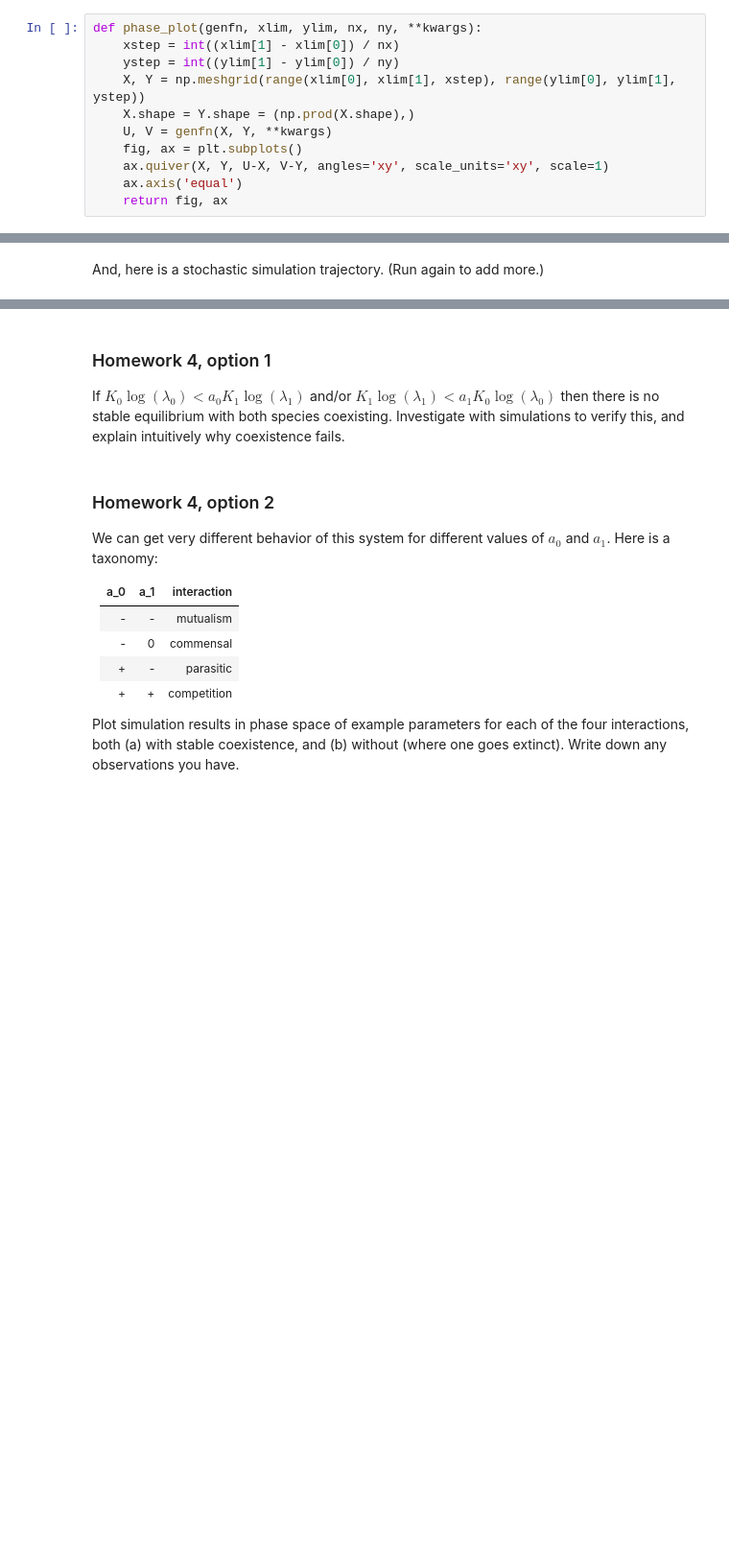
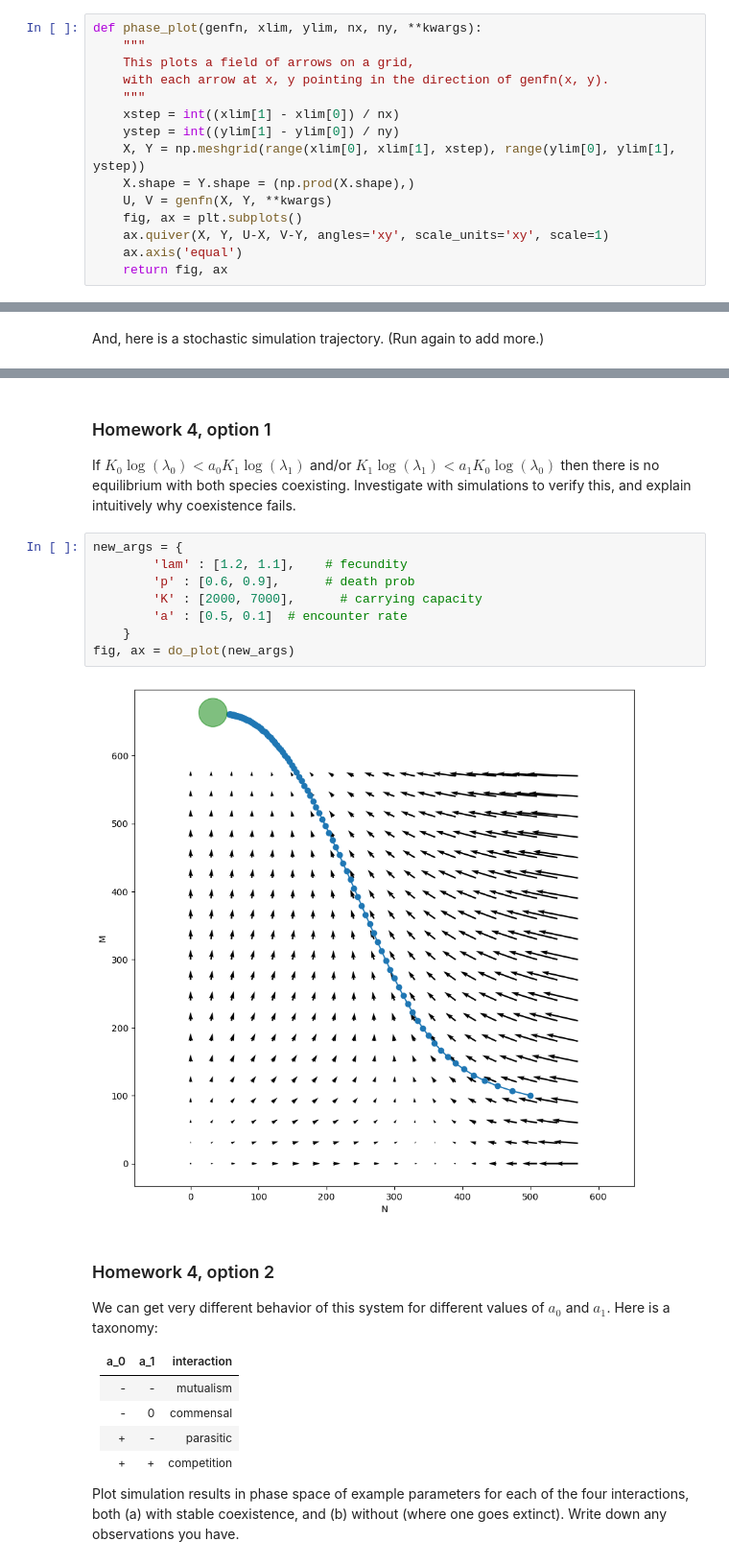
Before and after one commit to petrelharp/popbio, a Jupyter notebook: notebooks/species_interactions.ipynb, the cells around one changed output, grey strips where cells are left out. Shown at 96% size. Saved outputs shown, nothing was run; the diff lists cells and outputs as text; blank space fills up the shorter version.

```diff
--- a/notebooks/species_interactions.ipynb
+++ b/notebooks/species_interactions.ipynb
@@ -150,6 +156,10 @@ Here is code to make these plots.
 (But, you should probably look at the result, first!)
 # %%
 def phase_plot(genfn, xlim, ylim, nx, ny, **kwargs):
+    """
+    This plots a field of arrows on a grid,
+    with each arrow at x, y pointing in the direction of genfn(x, y).
+    """
     xstep = int((xlim[1] - xlim[0]) / nx)
     ystep = int((ylim[1] - ylim[0]) / ny)
     X, Y = np.meshgrid(range(xlim[0], xlim[1], xstep), range(ylim[0], ylim[1], ystep))
@@ -202,9 +216,19 @@ fig
 
 If $K_0 \log(\lambda_0) < a_0 K_1 \log(\lambda_1)$
 and/or $K_1 \log(\lambda_1) < a_1 K_0 \log(\lambda_0)$
-then there is no stable equilibrium with both species coexisting.
+then there is no equilibrium with both species coexisting.
 Investigate with simulations to verify this,
 and explain intuitively why coexistence fails.
+# %%
+new_args = {
+        'lam' : [1.2, 1.1],    # fecundity
+        'p' : [0.6, 0.9],      # death prob
+        'K' : [2000, 7000],      # carrying capacity
+        'a' : [0.5, 0.1]  # encounter rate
+    }
+fig, ax = do_plot(new_args)
+# %% [output]
+[figure, added]
 # %% [markdown]
 ### Homework 4, option 2
 
```
Also changed, not shown: parts of 5 cells of this notebook, 2 other files.
